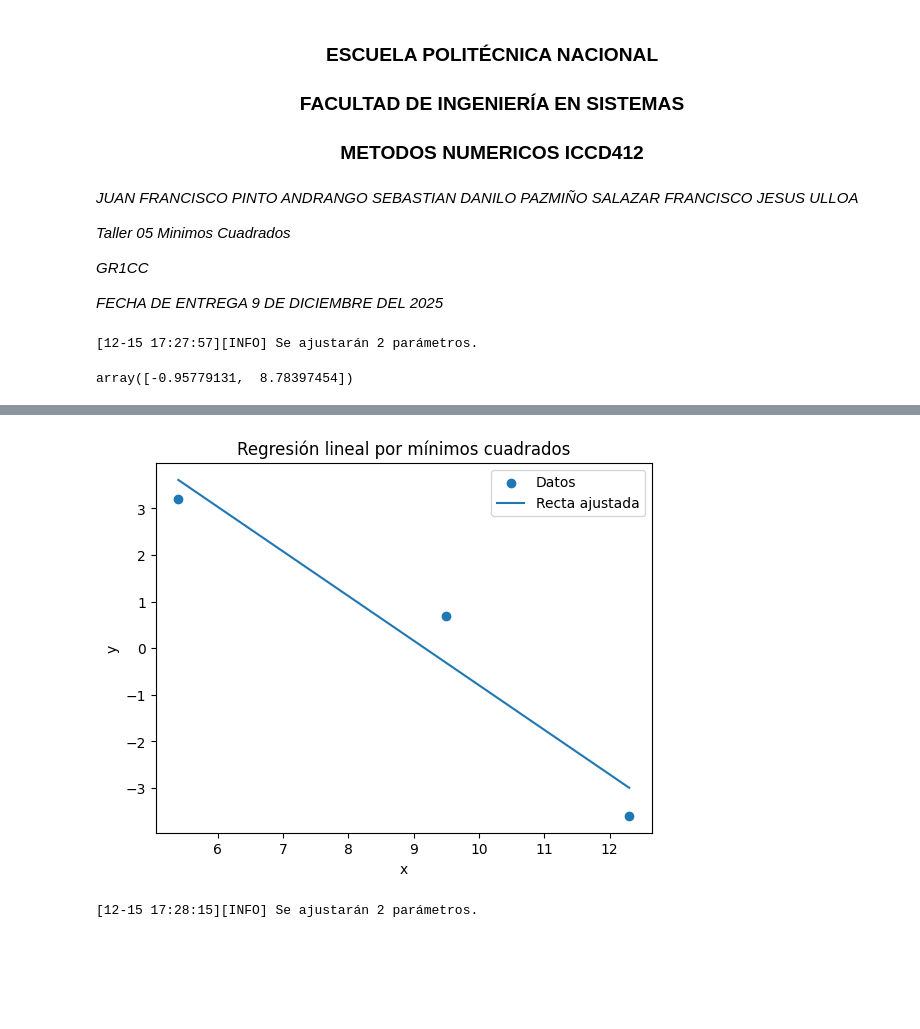
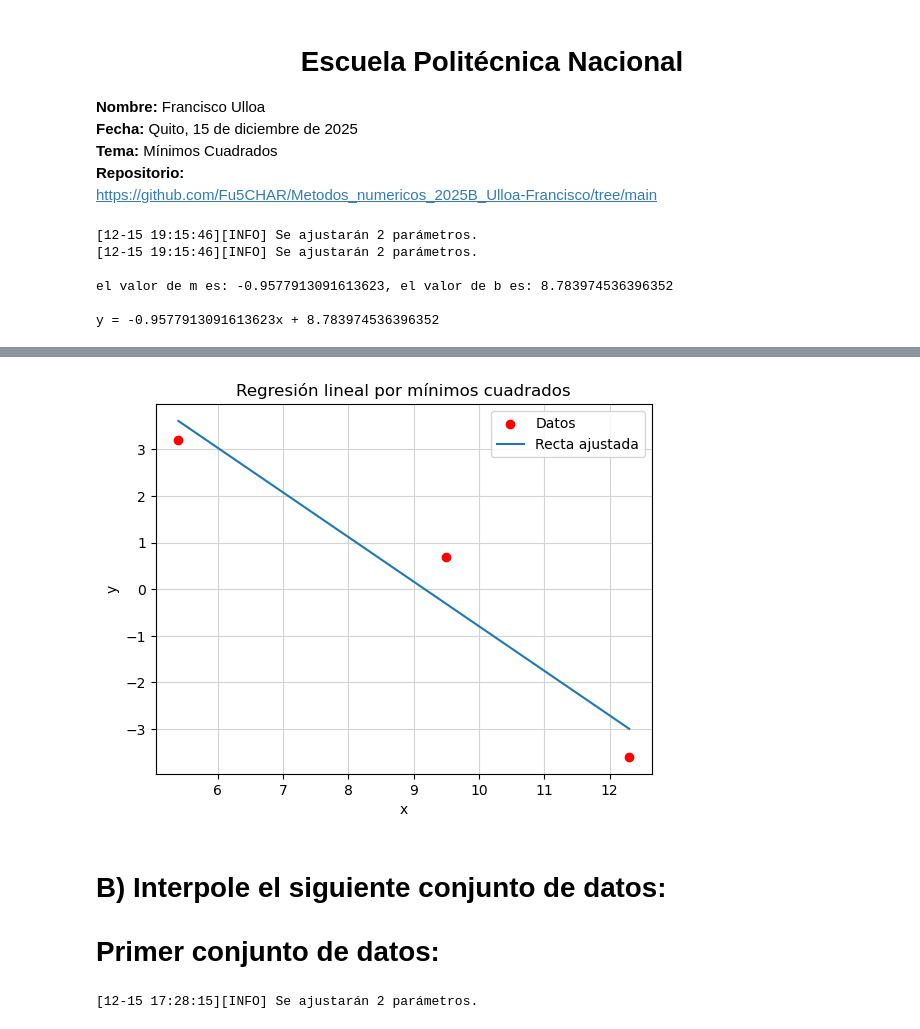
Before and after one commit to Fu5CHAR/Metodos_numericos_2025B_Ulloa-Francisco, a Jupyter notebook: Talleres/Taller05_Ulloa Francisco/Taller05_Ulloa Francisco.ipynb, the cells around one changed output, grey strips where cells are left out. Saved outputs shown, nothing was run; the diff lists cells and outputs as text; code cells hidden in the pictures; blank space fills up the shorter version.

Commit message:
Taller05 final

```diff
--- a/Talleres/Taller05_Ulloa Francisco/Taller05_Ulloa Francisco.ipynb
+++ b/Talleres/Taller05_Ulloa Francisco/Taller05_Ulloa Francisco.ipynb
@@ -1,17 +1,11 @@
-# %% [markdown]
-<h3 style="text-align:center;">ESCUELA POLITÉCNICA NACIONAL</h3>
-<h3 style="text-align:center;">FACULTAD DE INGENIERÍA EN SISTEMAS</h3>
-<h3 style="text-align:center;">METODOS NUMERICOS ICCD412 </h3>
 # %% [markdown]
-*JUAN FRANCISCO PINTO ANDRANGO*
-*SEBASTIAN DANILO PAZMIÑO SALAZAR*
-*FRANCISCO JESUS ULLOA*
+# <center> Escuela Politécnica Nacional </center>
 
-*Taller 05 Minimos Cuadrados*
-
-*GR1CC*
-
-*FECHA DE ENTREGA 9 DE DICIEMBRE DEL 2025*
+**Nombre:** Francisco Ulloa<br>
+**Fecha:** Quito, 15 de diciembre de 2025<br>
+**Tema:** Mínimos Cuadrados<br>
+**Repositorio:**<br>
+https://github.com/Fu5CHAR/Metodos_numericos_2025B_Ulloa-Francisco/tree/main
 # %%
 # Derivadas parciales para regresión lineal
 # ####################################################################
@@ -87,9 +81,16 @@ from src import ajustar_min_cuadrados
 
 # UTILICE:
 ajustar_min_cuadrados([5.4,9.5,12.3], [3.2,0.7,-3.6], [der_parcial_1, der_parcial_0])
+m, b = ajustar_min_cuadrados([5.4,9.5,12.3], [3.2,0.7,-3.6], [der_parcial_1, der_parcial_0])
+print(f"\nel valor de m es: {m}, el valor de b es: {b}")
+print(f"\ny = {m}x + {b}")
 # %% [output]
-[12-15 17:27:57][INFO] Se ajustarán 2 parámetros.
+[12-15 19:15:46][INFO] Se ajustarán 2 parámetros.
+[12-15 19:15:46][INFO] Se ajustarán 2 parámetros.
+
+el valor de m es: -0.9577913091613623, el valor de b es: 8.783974536396352
+
+y = -0.9577913091613623x + 8.783974536396352
-array([-0.95779131,  8.78397454])
 # %%
 import numpy as np
 import matplotlib.pyplot as plt
@@ -113,7 +114,8 @@ y_linea = f(x_linea)
 
 # Gráfica
 plt.figure()
-plt.scatter(xs, ys, label="Datos")
+plt.grid(color='lightgray', linestyle='-')
+plt.scatter(xs, ys, label="Datos", color = 'red')
 plt.plot(x_linea, y_linea, label="Recta ajustada")
 plt.xlabel("x")
 plt.ylabel("y")
@@ -125,4 +127,7 @@ plt.show()
-[figure, old version]
+[figure, new version]
+# %% [markdown]
+# B) Interpole el siguiente conjunto de datos:
+# Primer conjunto de datos:
 # %%
 from src import ajustar_min_cuadrados
 
```
Also changed, not shown: parts of 7 cells of this notebook.
